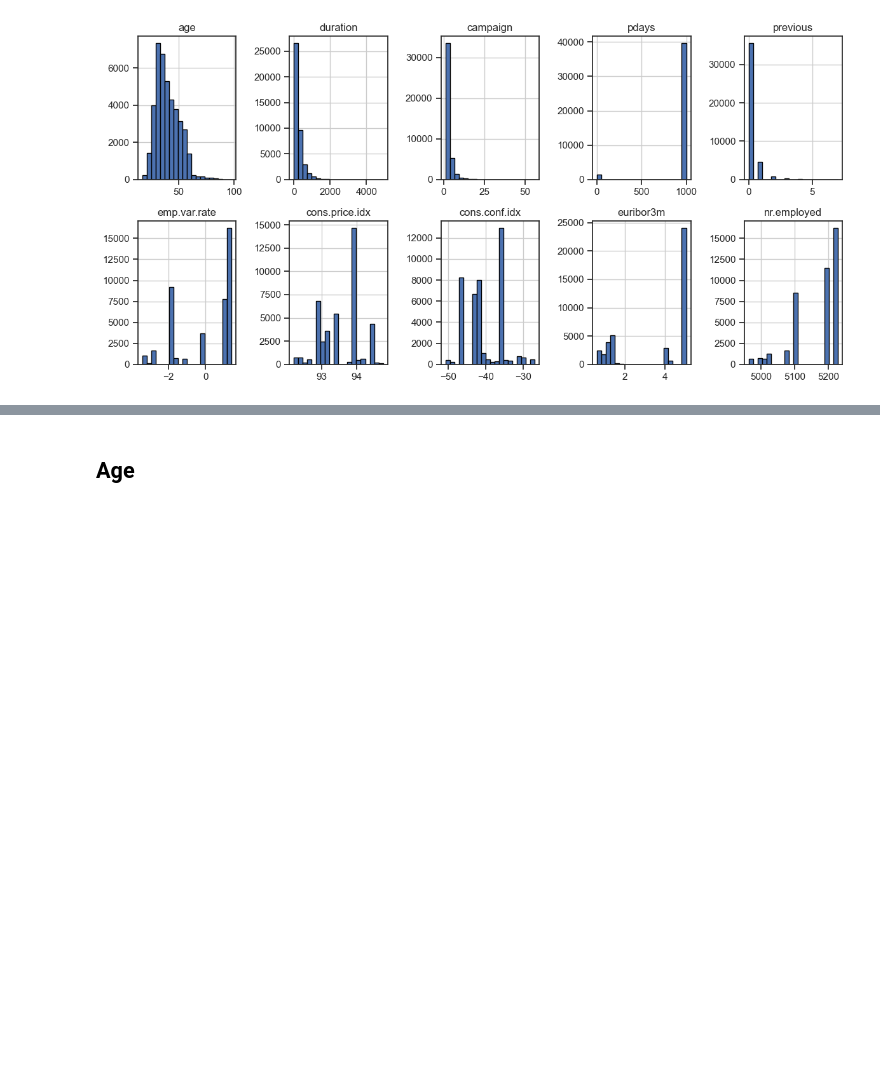
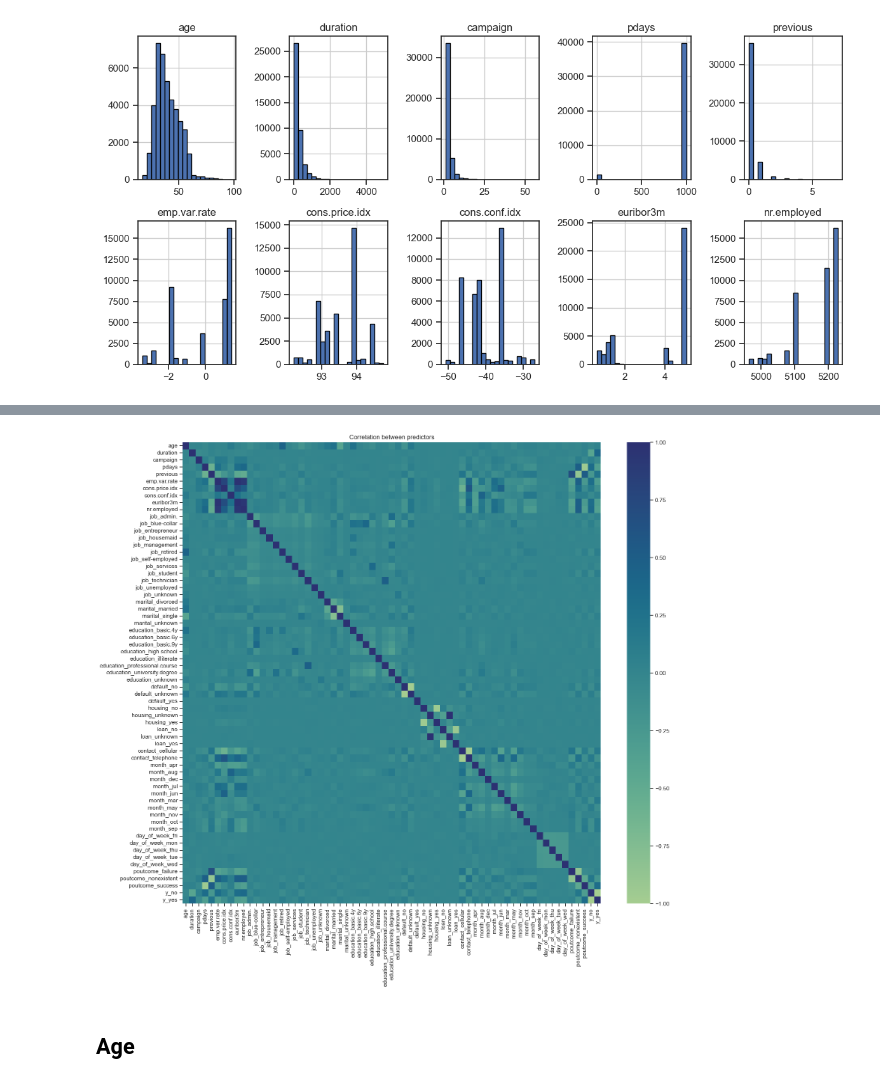
Before and after one commit to mikolajed/Data-Science-PW---Kaggle-Project, a Jupyter notebook: src/EDA.ipynb, the cells around one changed output, grey strips where cells are left out. Drawn from its saved outputs; the diff is of its cells as text; code cells hidden in the pictures; blank space fills up the shorter version.

```diff
--- a/src/EDA.ipynb
+++ b/src/EDA.ipynb
@@ -165,0 +206,2 @@ plt.tight_layout()
+# %%
+df_num = pd.get_dummies(df, drop_first=False)
@@ -166,3 +224,11 @@ plt.tight_layout()
+# %%
+fig, ax = plt.subplots(figsize=(18, 16))
+corr_matrix = df_num.corr(numeric_only=True)
+heatmap = sns.heatmap(corr_matrix, cmap="crest", annot=False, fmt=".1f")
+heatmap.set(title="Correlation between predictors")
+plt.show()
+# %% [output]
+[figure, added]
 # %% [markdown]
 ## Age
 # %%
```
Also changed, not shown: parts of 38 cells of this notebook.
